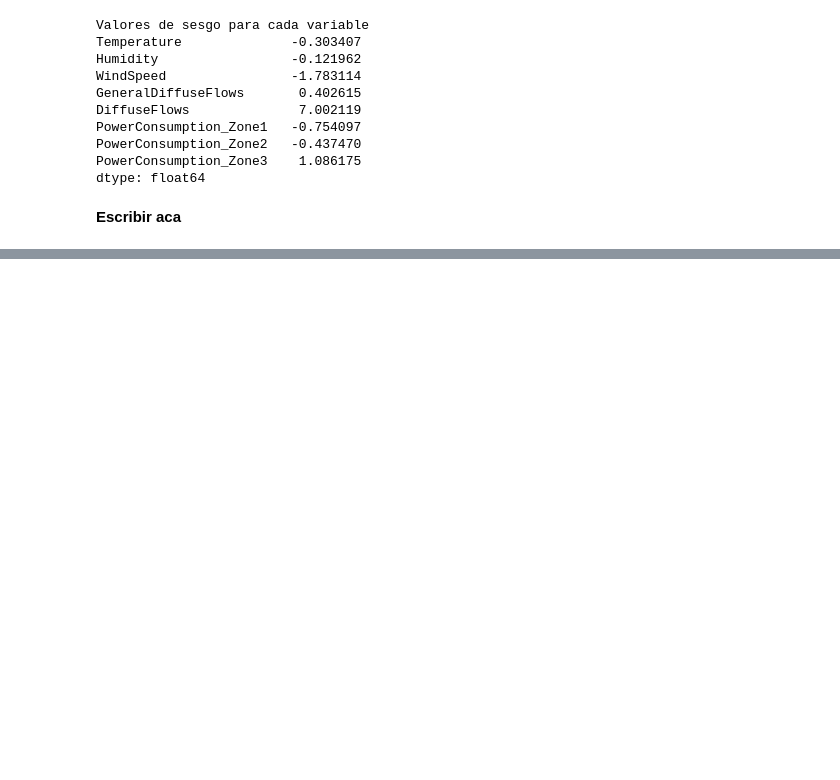
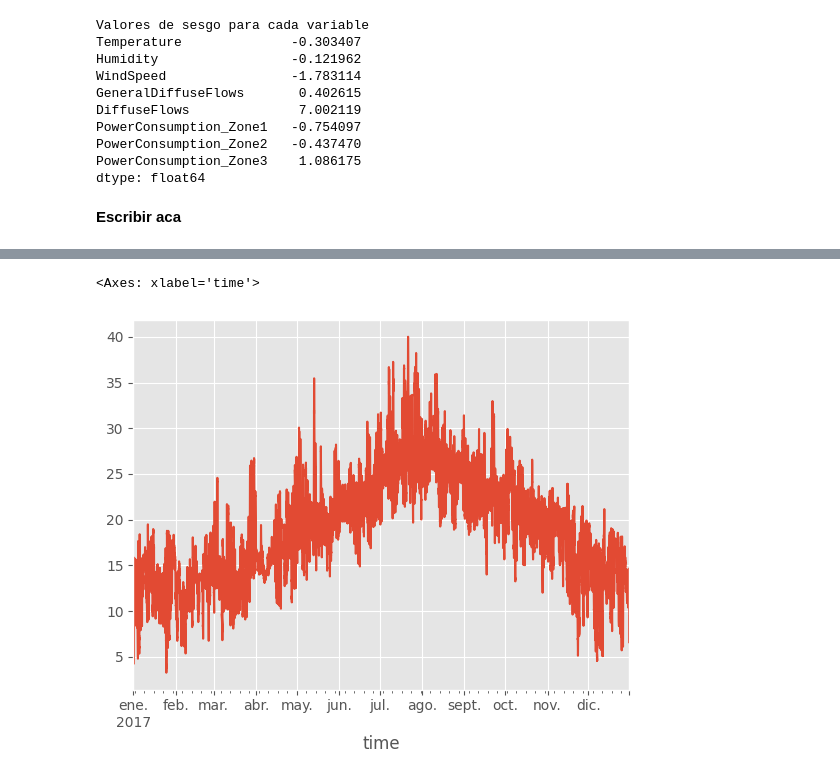
Before and after one commit to Jonkkeyler333/power_consumption_stat2, a Jupyter notebook: main.ipynb, the cells around one changed output, grey strips where cells are left out. Cells and saved outputs as stored; diff of their text form; code cells hidden in the pictures; blank space fills up the shorter version.

```diff
--- a/main.ipynb
+++ b/main.ipynb
@@ -242,0 +247,5 @@ dtype: object
+# %%
+df['Temperature'].plot()
+# %% [output]
+<Axes: xlabel='time'>
+[figure, added]
```
Also changed, not shown: parts of 13 cells of this notebook.
